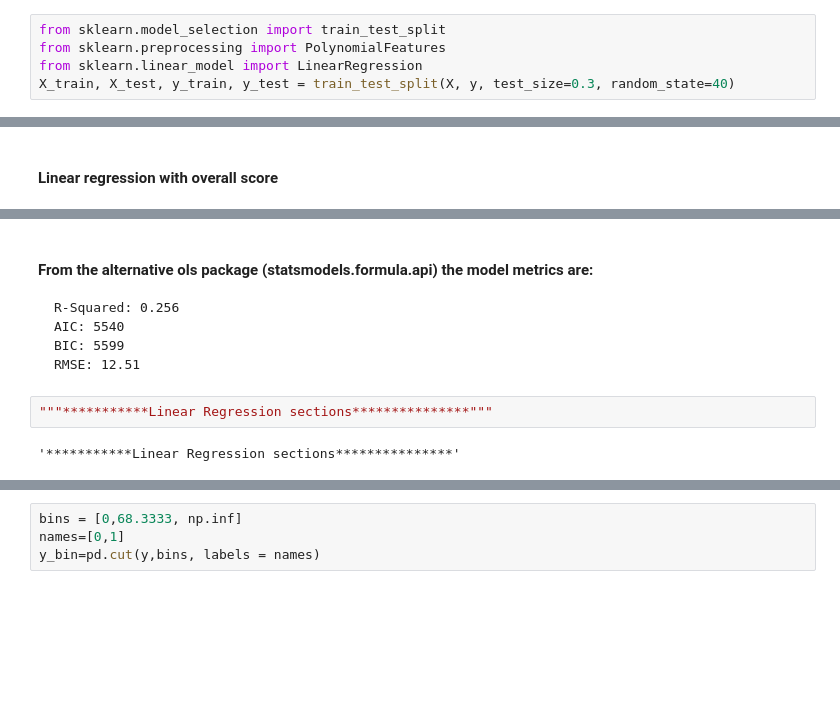
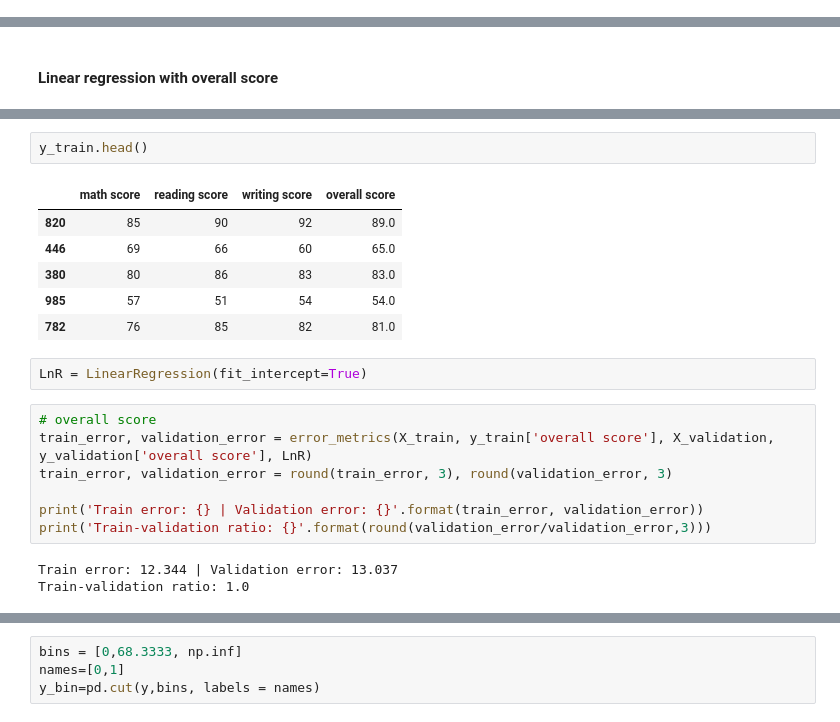
Before and after one commit to MannyOjo/Student-Performance, a Jupyter notebook: StudentPerformance.ipynb, the cells around one changed output, grey strips where cells are left out. Drawn from its saved outputs; the diff is of its cells as text; blank space fills up the shorter version.

```diff
--- a/StudentPerformance.ipynb
+++ b/StudentPerformance.ipynb
@@ -334,5 +288,0 @@ y = df2['overall score']
-# %%
-from sklearn.model_selection import train_test_split
-from sklearn.preprocessing import PolynomialFeatures
-from sklearn.linear_model import LinearRegression
-X_train, X_test, y_train, y_test = train_test_split(X, y, test_size=0.3, random_state=40)
@@ -426,10 +337,21 @@ round(RMSE(dfTrue_Pred['overall score'], dfTrue_Pred['predicted overall score'])
-# %% [markdown]
-#### From the alternative ols package (statsmodels.formula.api) the model metrics are:
-    R-Squared: 0.256
-    AIC: 5540
-    BIC: 5599
-    RMSE: 12.51
-# %%
-"""***********Linear Regression sections***************"""
-# %% [output]
-'***********Linear Regression sections***************'
+# %%
+y_train.head()
+# %% [output]
+|  | math score | reading score | writing score | overall score |
+| 820 | 85 | 90 | 92 | 89.0 |
+| 446 | 69 | 66 | 60 | 65.0 |
+| 380 | 80 | 86 | 83 | 83.0 |
+| 985 | 57 | 51 | 54 | 54.0 |
+| 782 | 76 | 85 | 82 | 81.0 |
+# %%
+LnR = LinearRegression(fit_intercept=True)
+# %%
+# overall score
+train_error, validation_error = error_metrics(X_train, y_train['overall score'], X_validation, y_validation['overall score'], LnR)
+train_error, validation_error = round(train_error, 3), round(validation_error, 3)
+
+print('Train error: {} | Validation error: {}'.format(train_error, validation_error))
+print('Train-validation ratio: {}'.format(round(validation_error/validation_error,3)))
+# %% [output]
+Train error: 12.344 | Validation error: 13.037
+Train-validation ratio: 1.0
```
Also changed, not shown: parts of 40 cells of this notebook.
